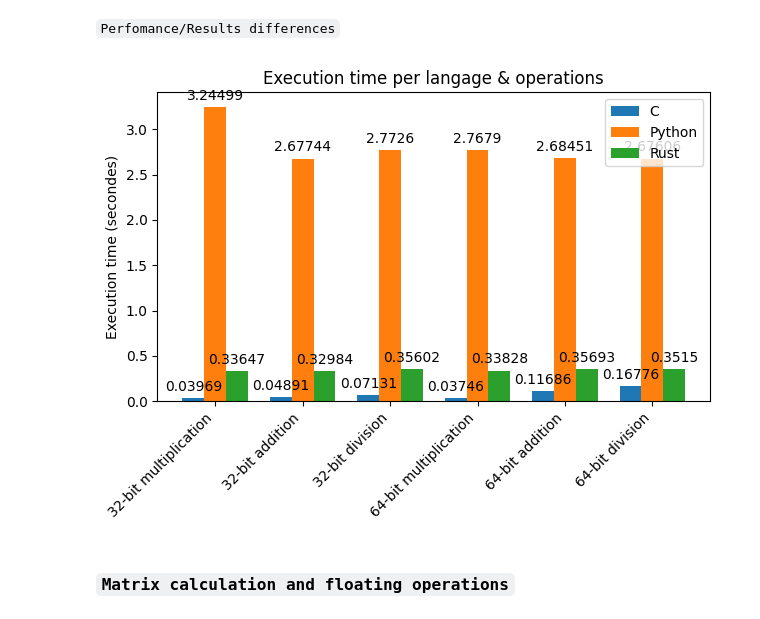
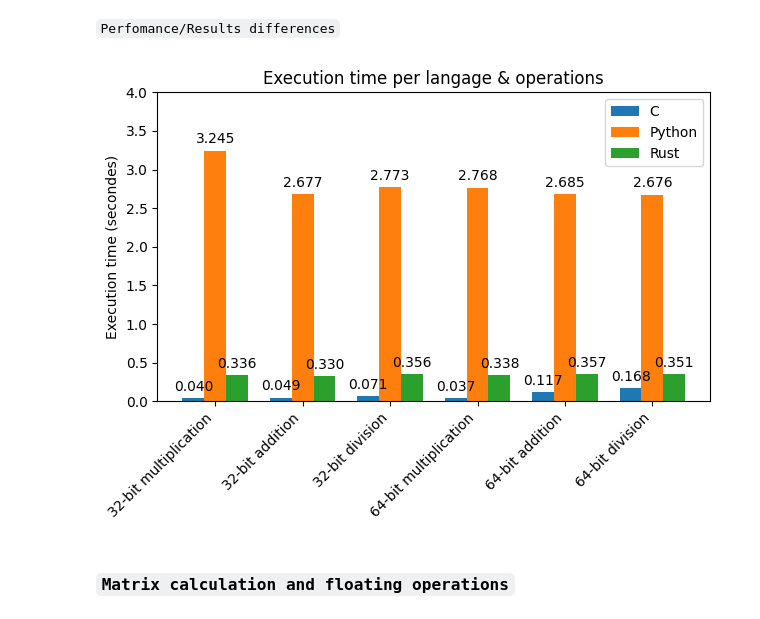
Before and after one commit to reynaldesgr/HPC-Benchmark, a Jupyter notebook: notebook/graphs.ipynb, the cells around one changed output. Saved outputs shown, nothing was run; the diff lists cells and outputs as text; code cells hidden in the pictures.

```diff
--- a/notebook/graphs.ipynb
+++ b/notebook/graphs.ipynb
@@ -170,35 +170,36 @@ times_rust = [0.336470, 0.329845, 0.356023, 0.338277, 0.356930, 0.351496]
 x = np.arange(len(operations))
 width = 0.25
 
 fig, ax = plt.subplots()
 rects1 = ax.bar(x - width, times_c, width, label='C')
 rects2 = ax.bar(x, times_python, width, label='Python')
 rects3 = ax.bar(x + width, times_rust, width, label='Rust')
 
 ax.set_ylabel('Execution time (secondes)')
 ax.set_title('Execution time per langage & operations')
 ax.set_xticks(x)
 ax.set_xticklabels(operations, rotation=45, ha="right")
+ax.set_ylim(0, 4)
 ax.legend()
 
 def autolabel(rects):
     for rect in rects:
         height = rect.get_height()
-        ax.annotate('{}'.format(round(height, 5)),
+        ax.annotate('{:.3f}'.format(round(height, 5)),
                     xy=(rect.get_x() + rect.get_width() / 2, height),
                     xytext=(0, 3),
                     textcoords="offset points",
                     ha='center', va='bottom')
 
 autolabel(rects1)
 autolabel(rects2)
 autolabel(rects3)
 
 fig.tight_layout()
 
 plt.show()
 # %% [output]
-[figure, old version]
+[figure, new version]
 # %% [markdown]
 ### ``Matrix calculation and floating operations``
 # %% [markdown]
```
Also changed, not shown: 48 other files.
